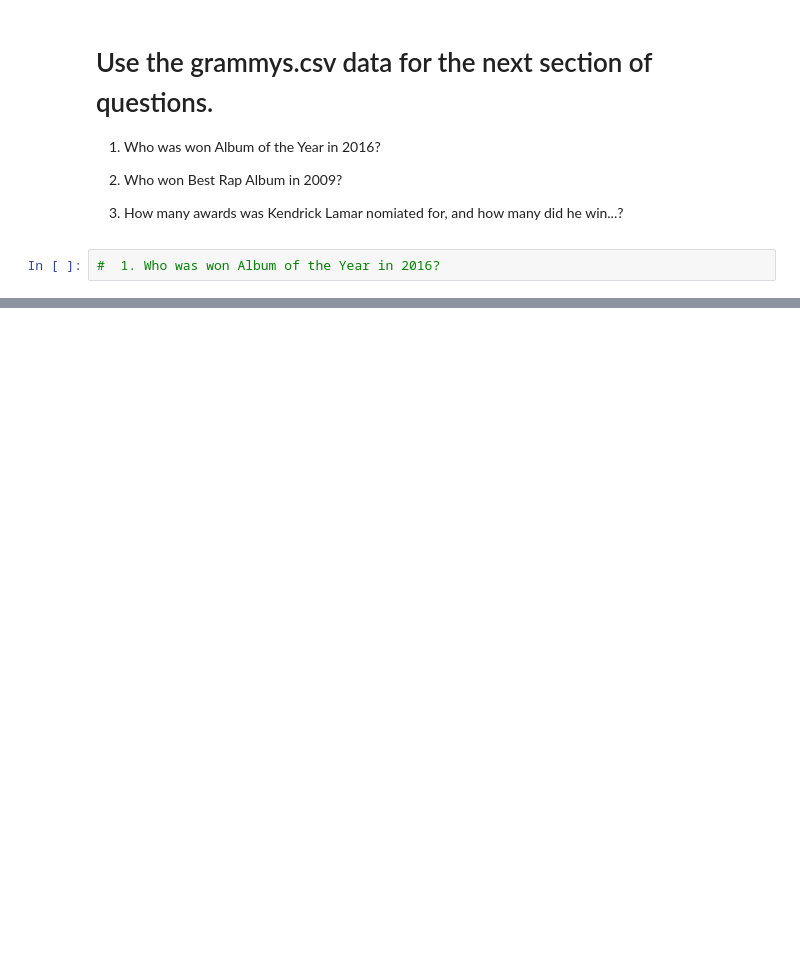
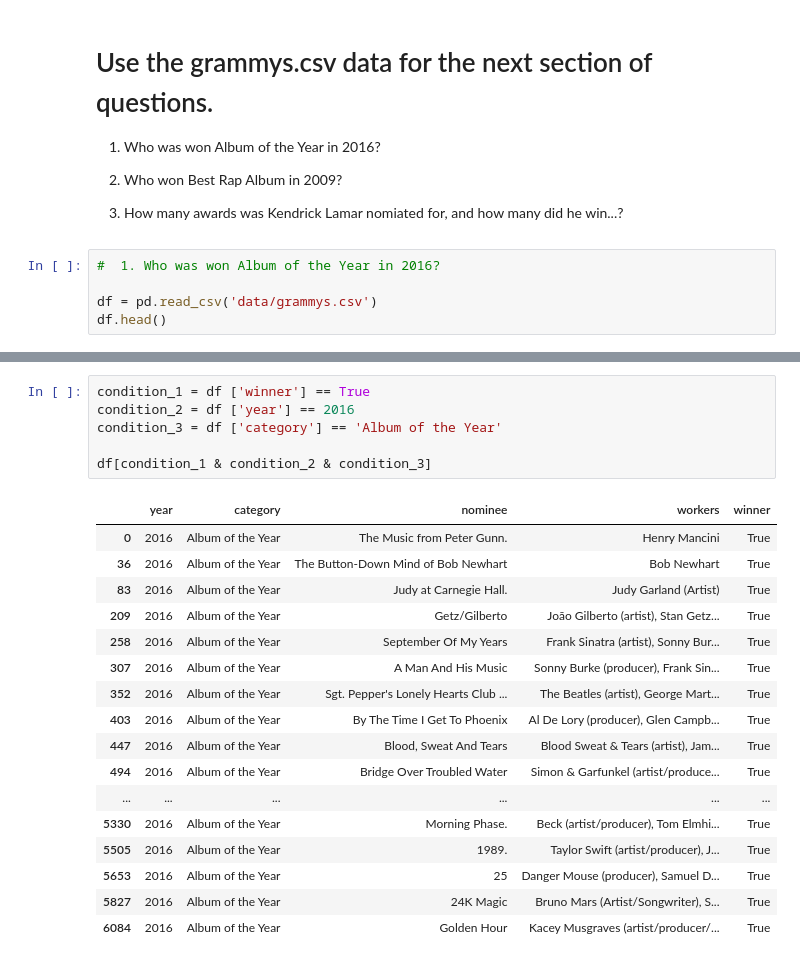
Before and after one commit to Josslyn1127/2020-fall-data-science, a Jupyter notebook: Week1-Pandas/Exercise.ipynb, the cells around one changed output, grey strips where cells are left out. Drawn from its saved outputs; the diff is of its cells as text; blank space fills up the shorter version.

```diff
--- a/Week1-Pandas/Exercise.ipynb
+++ b/Week1-Pandas/Exercise.ipynb
@@ -179,3 +290,6 @@ c2 = df ['room_type'] == 'Shared room'
 3. How many awards was Kendrick Lamar nomiated for, and how many did he win...?
 # %%
 #  1. Who was won Album of the Year in 2016?
+
+df = pd.read_csv('data/grammys.csv')
+df.head()
@@ -182,2 +303,26 @@ c2 = df ['room_type'] == 'Shared room'
+# %%
+condition_1 = df ['winner'] == True
+condition_2 = df ['year'] == 2016
+condition_3 = df ['category'] == 'Album of the Year'
+
+df[condition_1 & condition_2 & condition_3]
+# %% [output]
+|  | year | category | nominee | workers | winner |
+| 0 | 2016 | Album of the Year | The Music from Peter Gunn. | Henry Mancini | True |
+| 36 | 2016 | Album of the Year | The Button-Down Mind of Bob Newhart | Bob Newhart | True |
+| 83 | 2016 | Album of the Year | Judy at Carnegie Hall. | Judy Garland (Artist) | True |
+| 209 | 2016 | Album of the Year | Getz/Gilberto | João Gilberto (artist), Stan Getz... | True |
+| 258 | 2016 | Album of the Year | September Of My Years | Frank Sinatra (artist), Sonny Bur... | True |
+| 307 | 2016 | Album of the Year | A Man And His Music | Sonny Burke (producer), Frank Sin... | True |
+| 352 | 2016 | Album of the Year | Sgt. Pepper's Lonely Hearts Club ... | The Beatles (artist), George Mart... | True |
+| 403 | 2016 | Album of the Year | By The Time I Get To Phoenix | Al De Lory (producer), Glen Campb... | True |
+| 447 | 2016 | Album of the Year | Blood, Sweat And Tears | Blood Sweat & Tears (artist), Jam... | True |
+| 494 | 2016 | Album of the Year | Bridge Over Troubled Water | Simon & Garfunkel (artist/produce... | True |
+| ... | ... | ... | ... | ... | ... |
+| 5330 | 2016 | Album of the Year | Morning Phase. | Beck (artist/producer), Tom Elmhi... | True |
+| 5505 | 2016 | Album of the Year | 1989. | Taylor Swift (artist/producer), J... | True |
+| 5653 | 2016 | Album of the Year | 25 | Danger Mouse (producer), Samuel D... | True |
+| 5827 | 2016 | Album of the Year | 24K Magic | Bruno Mars (Artist/Songwriter), S... | True |
+| 6084 | 2016 | Album of the Year | Golden Hour | Kacey Musgraves (artist/producer/... | True |
 # %%
 # 2. Who won Best Rap Album in 2009?
```
Also changed, not shown: parts of 15 cells of this notebook.
